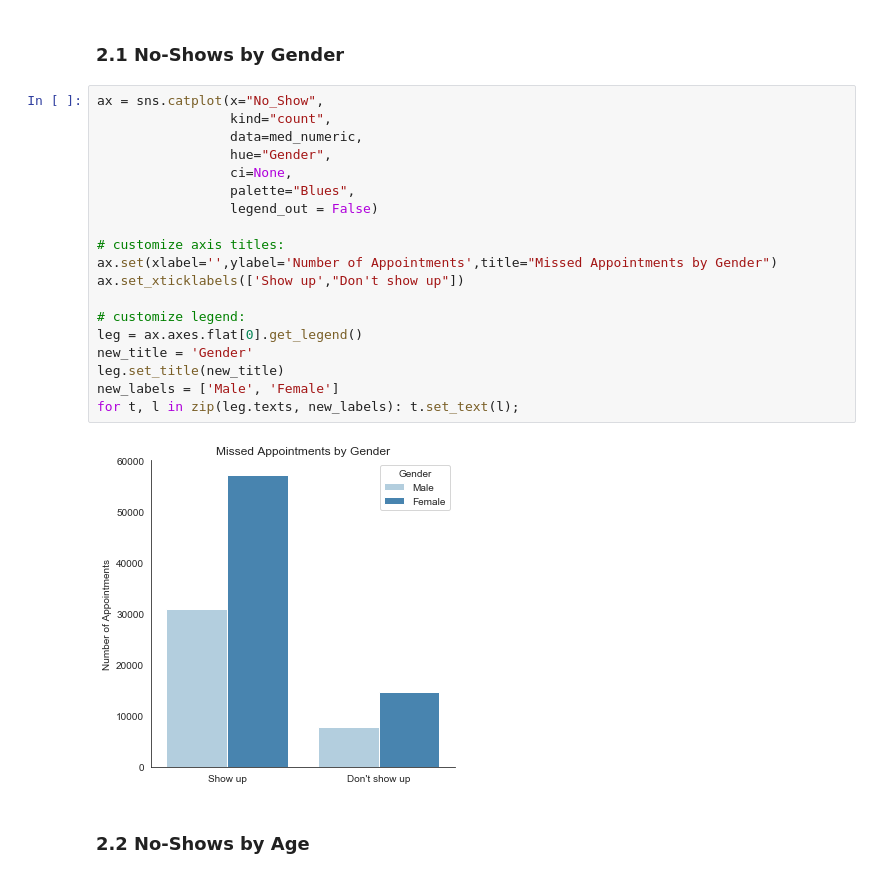
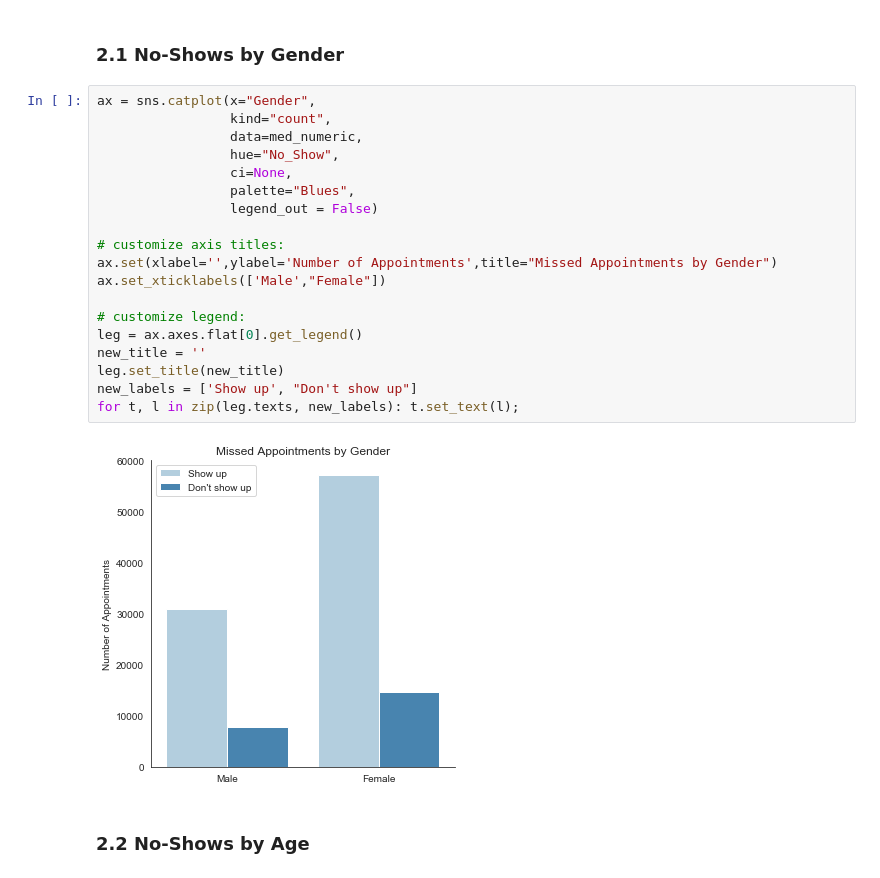
Before and after one commit to ironhack-datalabs/data-ber-10-19, a Jupyter notebook: module-3_projects/final-project/Medical_Appointments/Data_Visualization.ipynb, the cells around one changed output. Drawn from its saved outputs; the diff is of its cells as text.

```diff
--- a/module-3_projects/final-project/Medical_Appointments/Data_Visualization.ipynb
+++ b/module-3_projects/final-project/Medical_Appointments/Data_Visualization.ipynb
@@ -115,26 +115,26 @@ dtype: object
 # %% [markdown]
 ### 2.1 No-Shows by Gender
 # %%
-ax = sns.catplot(x="No_Show",
+ax = sns.catplot(x="Gender",
                  kind="count",
                  data=med_numeric,
-                 hue="Gender",
+                 hue="No_Show",
                  ci=None,
                  palette="Blues",
                  legend_out = False)
 
 # customize axis titles:
 ax.set(xlabel='',ylabel='Number of Appointments',title="Missed Appointments by Gender")
-ax.set_xticklabels(['Show up',"Don't show up"])
+ax.set_xticklabels(['Male',"Female"])
 
 # customize legend:
 leg = ax.axes.flat[0].get_legend()
-new_title = 'Gender'
+new_title = ''
 leg.set_title(new_title)
-new_labels = ['Male', 'Female']
+new_labels = ['Show up', "Don't show up"]
 for t, l in zip(leg.texts, new_labels): t.set_text(l);
 # %% [output]
-[figure, old version]
+[figure, new version]
 # %% [markdown]
 ### 2.2 No-Shows by Age
 # %%
```
Also changed, not shown: parts of 25 cells of this notebook, 3 other files.
